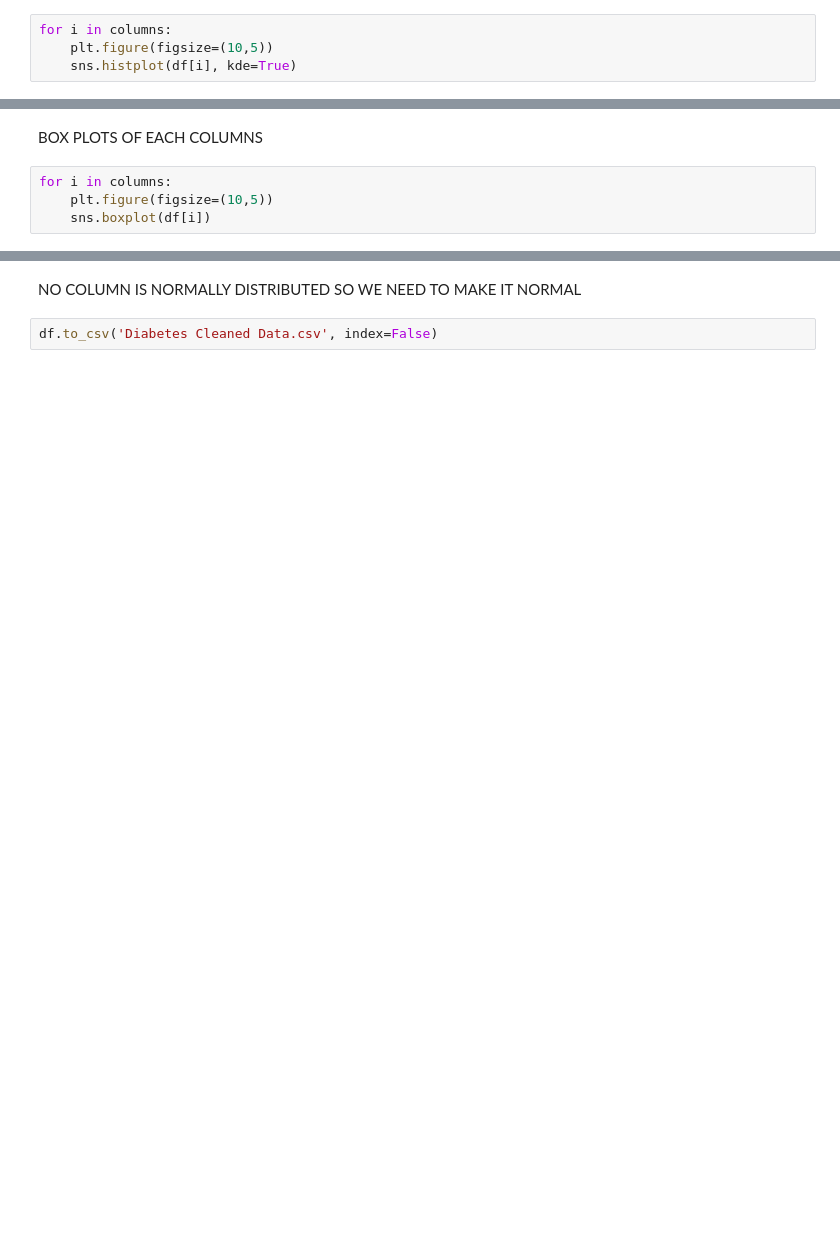
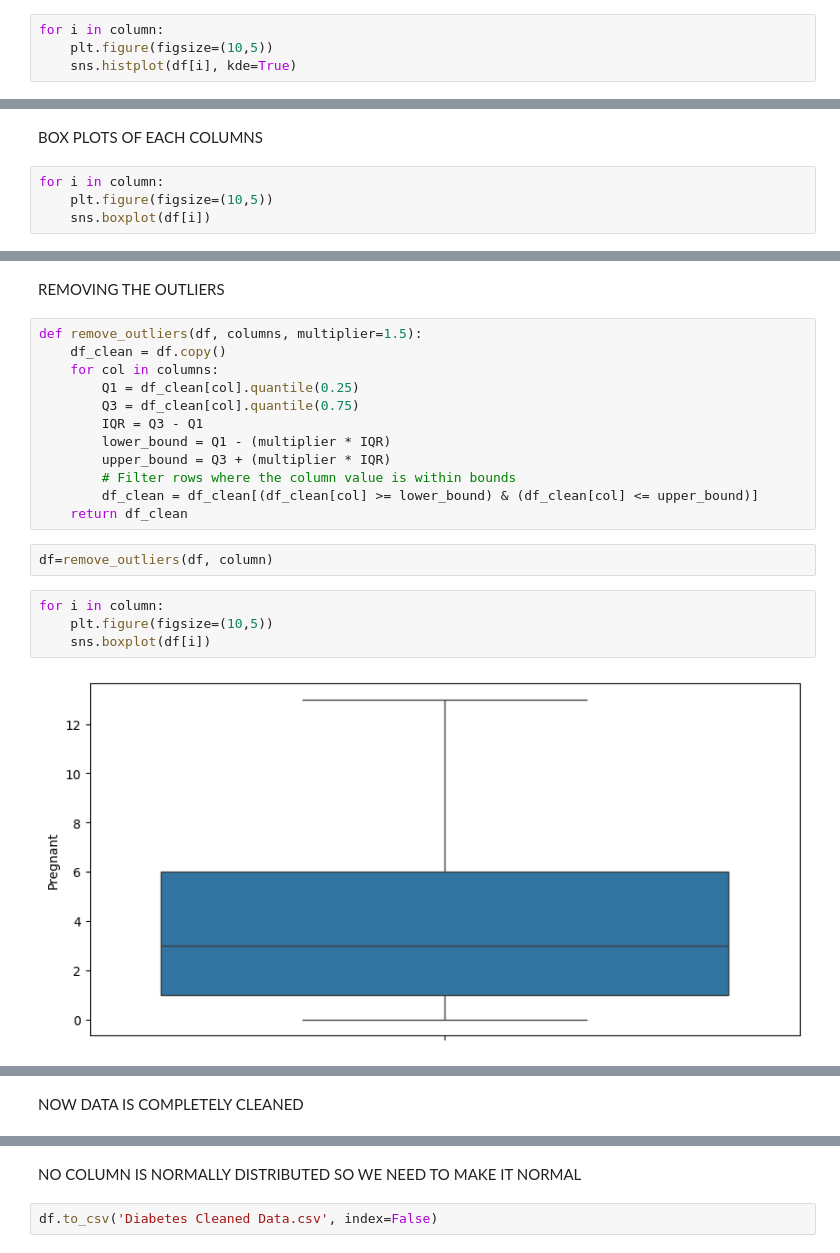
Before and after one commit to bhaskarkumar1667/diabetes_model, a Jupyter notebook: data_cleaning.ipynb, the cells around one changed output, grey strips where cells are left out. Cells and saved outputs as stored; diff of their text form; blank space fills up the shorter version.

Commit message:
outliers removed

```diff
--- a/data_cleaning.ipynb
+++ b/data_cleaning.ipynb
@@ -86,5 +91,5 @@ NO COLUMN HAS AN INTERCORRELATION MORE THAN .54 SO THERE IS NO NEED TO DROP ANY
 # %%
-for i in columns:
+for i in column:
     plt.figure(figsize=(10,5))
     sns.histplot(df[i], kde=True)
 # %% [output]
@@ -99,7 +102,7 @@ for i in columns:
 # %% [markdown]
 BOX PLOTS OF EACH COLUMNS
 # %%
-for i in columns:
+for i in column:
     plt.figure(figsize=(10,5))
     sns.boxplot(df[i])
 # %% [output]
@@ -113,0 +115,22 @@ for i in columns:
+# %% [markdown]
+REMOVING THE OUTLIERS
+# %%
+def remove_outliers(df, columns, multiplier=1.5):
+    df_clean = df.copy()
+    for col in columns:
+        Q1 = df_clean[col].quantile(0.25)
+        Q3 = df_clean[col].quantile(0.75)
+        IQR = Q3 - Q1
+        lower_bound = Q1 - (multiplier * IQR)
+        upper_bound = Q3 + (multiplier * IQR)
+        # Filter rows where the column value is within bounds
+        df_clean = df_clean[(df_clean[col] >= lower_bound) & (df_clean[col] <= upper_bound)]
+    return df_clean
+# %%
+df=remove_outliers(df, column)
+# %%
+for i in column:
+    plt.figure(figsize=(10,5))
+    sns.boxplot(df[i])
+# %% [output]
+[figure, added]
@@ -114,2 +142,4 @@ for i in columns:
+# %% [markdown]
+NOW DATA IS COMPLETELY CLEANED
 # %%
 from scipy.stats import shapiro
```
Also changed, not shown: parts of 14 cells of this notebook, 2 other files.
